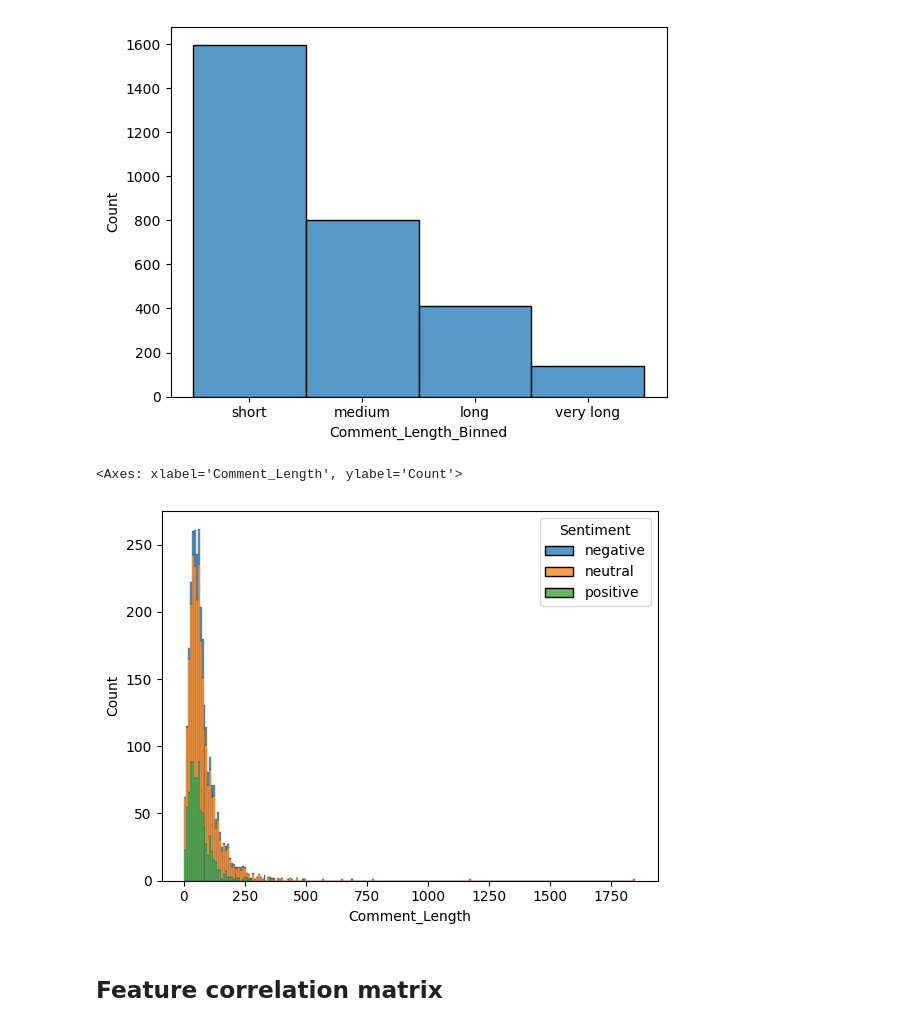
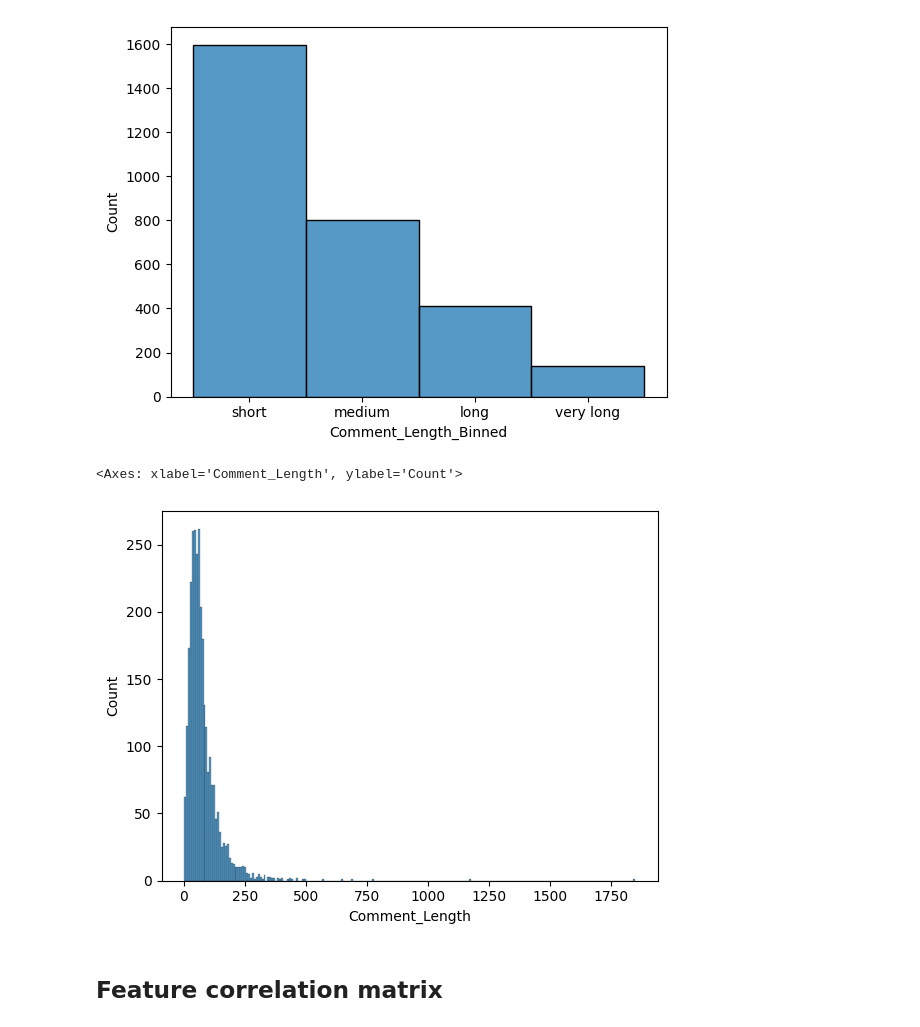
Before and after one commit to sirkoliliana/YouTubeCommentsClassification, a Jupyter notebook: building_1.ipynb, the cells around one changed output. Saved outputs shown, nothing was run; the diff lists cells and outputs as text; code cells hidden in the pictures.

```diff
--- a/building_1.ipynb
+++ b/building_1.ipynb
@@ -310,10 +310,10 @@ sns.histplot(zero_score['Comment_Length_Binned'])
 <Axes: xlabel='Comment_Length_Binned', ylabel='Count'>
 [figure]
 # %%
-sns.histplot(zero_score, x='Comment_Length', hue='Sentiment', multiple='stack')
+sns.histplot(zero_score, x='Comment_Length')
 # %% [output]
 <Axes: xlabel='Comment_Length', ylabel='Count'>
-[figure, old version]
+[figure, new version]
 # %% [markdown]
 ## Feature correlation matrix
 # %%
```
Also changed, not shown: parts of 2 cells of this notebook.
